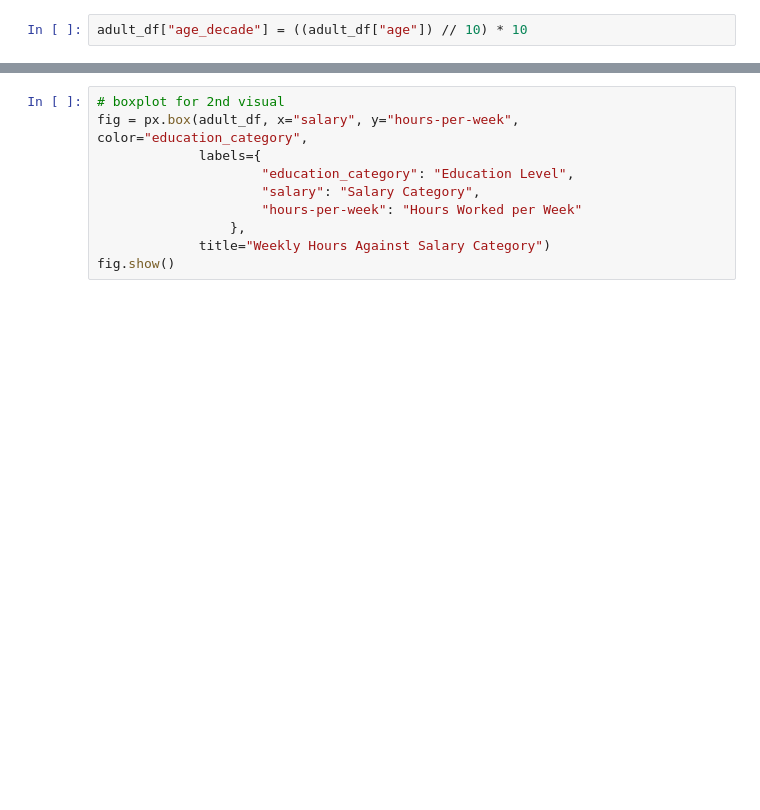
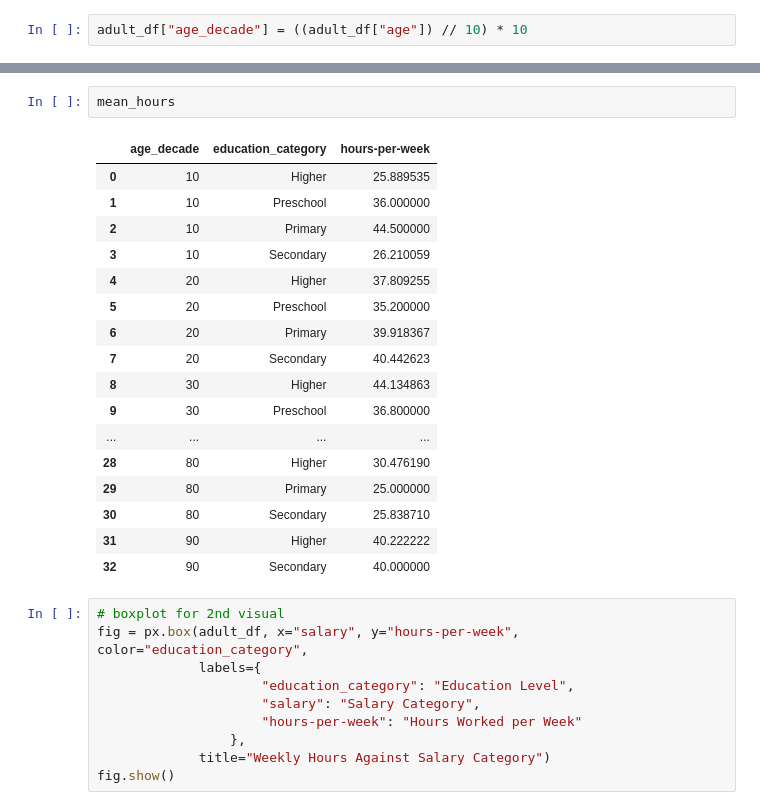
Before and after one commit to NicknNemkov/capstone, a Jupyter notebook: code/salary_predictions.ipynb, the cells around one changed output, grey strips where cells are left out. Drawn from its saved outputs; the diff is of its cells as text; blank space fills up the shorter version.

```diff
--- a/code/salary_predictions.ipynb
+++ b/code/salary_predictions.ipynb
@@ -143,4 +163,24 @@ fig = px.line(mean_hours, x="age_decade", y="hours-per-week", color="education_c
 fig.show()
+# %%
+mean_hours
+# %% [output]
+|  | age_decade | education_category | hours-per-week |
+| 0 | 10 | Higher | 25.889535 |
+| 1 | 10 | Preschool | 36.000000 |
+| 2 | 10 | Primary | 44.500000 |
+| 3 | 10 | Secondary | 26.210059 |
+| 4 | 20 | Higher | 37.809255 |
+| 5 | 20 | Preschool | 35.200000 |
+| 6 | 20 | Primary | 39.918367 |
+| 7 | 20 | Secondary | 40.442623 |
+| 8 | 30 | Higher | 44.134863 |
+| 9 | 30 | Preschool | 36.800000 |
+| ... | ... | ... | ... |
+| 28 | 80 | Higher | 30.476190 |
+| 29 | 80 | Primary | 25.000000 |
+| 30 | 80 | Secondary | 25.838710 |
+| 31 | 90 | Higher | 40.222222 |
+| 32 | 90 | Secondary | 40.000000 |
 # %%
 # boxplot for 2nd visual
 fig = px.box(adult_df, x="salary", y="hours-per-week", color="education_category",
```
Also changed, not shown: parts of 18 cells of this notebook, 2 other files.
